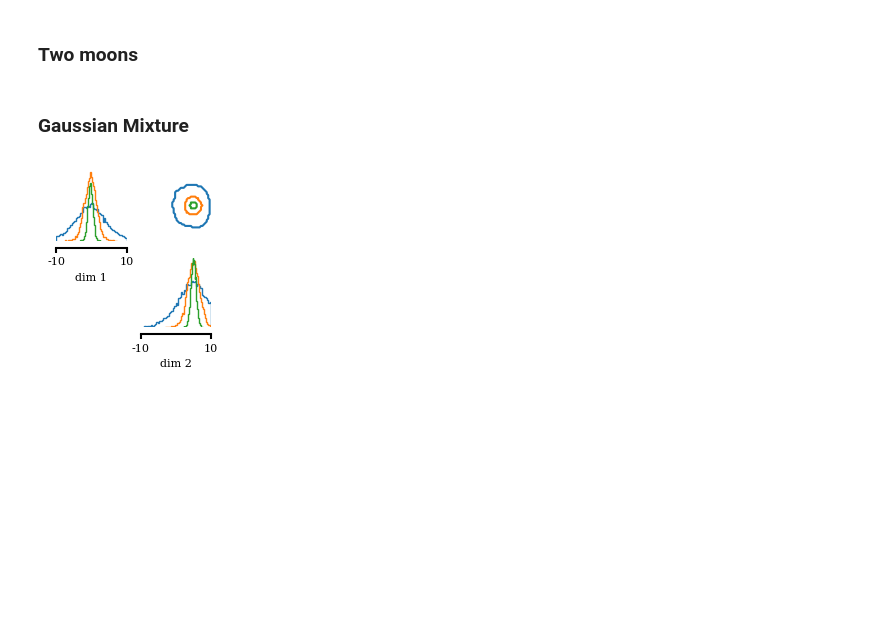
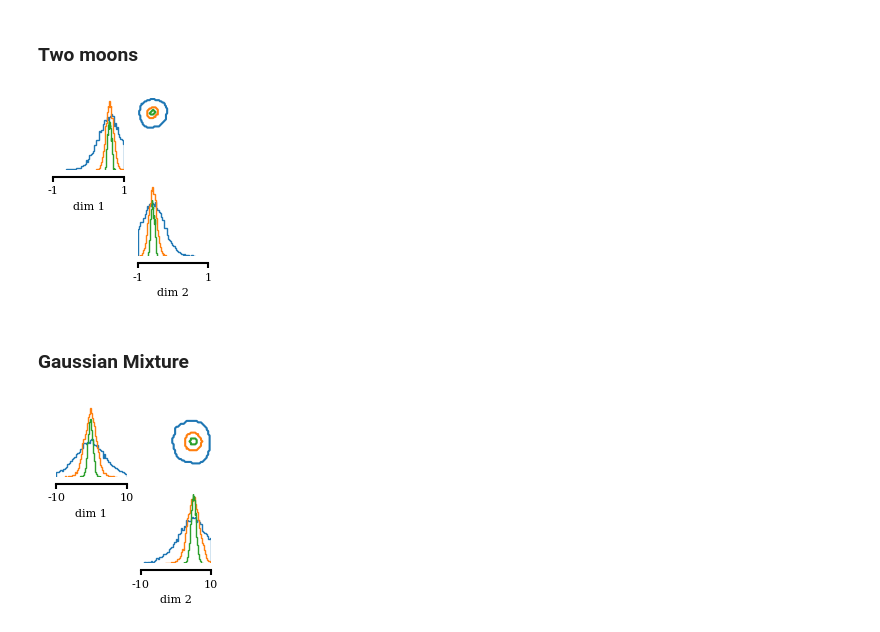
Before and after one commit to mackelab/neuralgbi, a Jupyter notebook: paper/fig5/notebooks/02_appendix_gt_posteriors.ipynb, the cells around one changed output. Cells and saved outputs as stored; diff of their text form; code cells hidden in the pictures; blank space fills up the shorter version.

```diff
--- a/paper/fig5/notebooks/02_appendix_gt_posteriors.ipynb
+++ b/paper/fig5/notebooks/02_appendix_gt_posteriors.ipynb
@@ -65,22 +78,28 @@ with mpl.rc_context(fname="../../../.matplotlibrc"):
 # %% [markdown]
 ### Two moons
-# %%
-with open("../../../results/benchmark/ground_truths/two_moons/2023_01_19__10_06_42/beta_10.0/obs_0/rejection_samples.pkl", "rb") as handle:
-    samples_10 = pickle.load(handle)
-with open("../../../results/benchmark/ground_truths/two_moons/2023_01_19__10_06_42/beta_100.0/obs_0/rejection_samples.pkl", "rb") as handle:
-    samples_100 = pickle.load(handle)
-with open("../../../results/benchmark/ground_truths/two_moons/2023_01_19__10_06_42/beta_1000.0/obs_0/rejection_samples.pkl", "rb") as handle:
-    samples_1000 = pickle.load(handle)
 # %%
-task = TwoMoons()
+task = TwoMoonsGBI()
 prior = task.prior
 lower = prior.support.base_constraint.lower_bound
 upper = prior.support.base_constraint.upper_bound
 limits = torch.stack([lower, upper]).T
 # %%
+task = "two_moons"
+betas = ["10","100","1000"]
+run_datetime = np.sort(listdir(f"{gt_dir}/{task}/"))[-1] # take latest
+xo_info = (4, 'specified', 'unknown')
+
+gt_samples = {}
+for beta in betas:
+    gt_path = f"{gt_dir}/{task}/{run_datetime}/beta_{beta}/obs_{xo_info[0]}_{xo_info[1]}_{xo_info[2]}"
+    with open(gt_path + "/rejection_samples.pkl", "rb") as handle:
+        gt_samples[beta] = pickle.load(handle)
+
 with mpl.rc_context(fname="../../../.matplotlibrc"):
-    _ = pairplot([samples_10, samples_100, samples_1000], limits=limits, upper="contour", figsize=(2, 2), ticks=limits)
-    plt.savefig(PANEL_C, facecolor="None", transparent=True)
+    _ = pairplot([gt_samples[beta] for beta in betas ], upper="contour", figsize=(2, 2), ticks=limits)
+    # plt.savefig(PANEL_C, facecolor="None", transparent=True)
+# %% [output]
+[figure, added]
 # %% [markdown]
 ### Gaussian Mixture
 # %%
```
Also changed, not shown: parts of 10 cells of this notebook, 11 other files.
